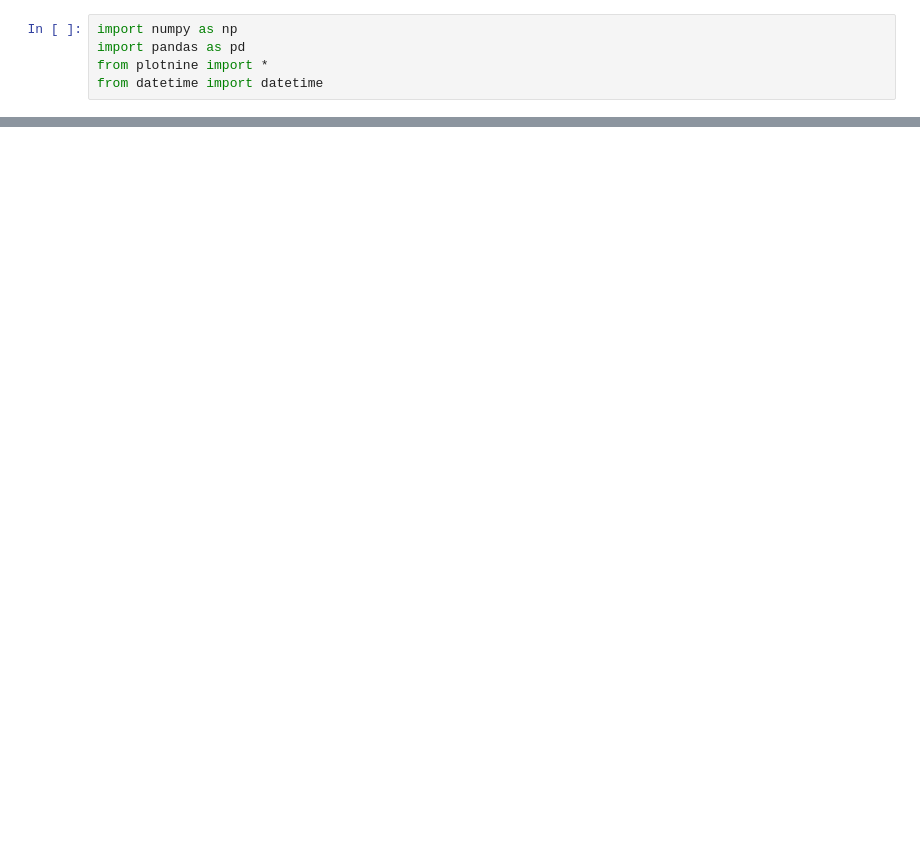
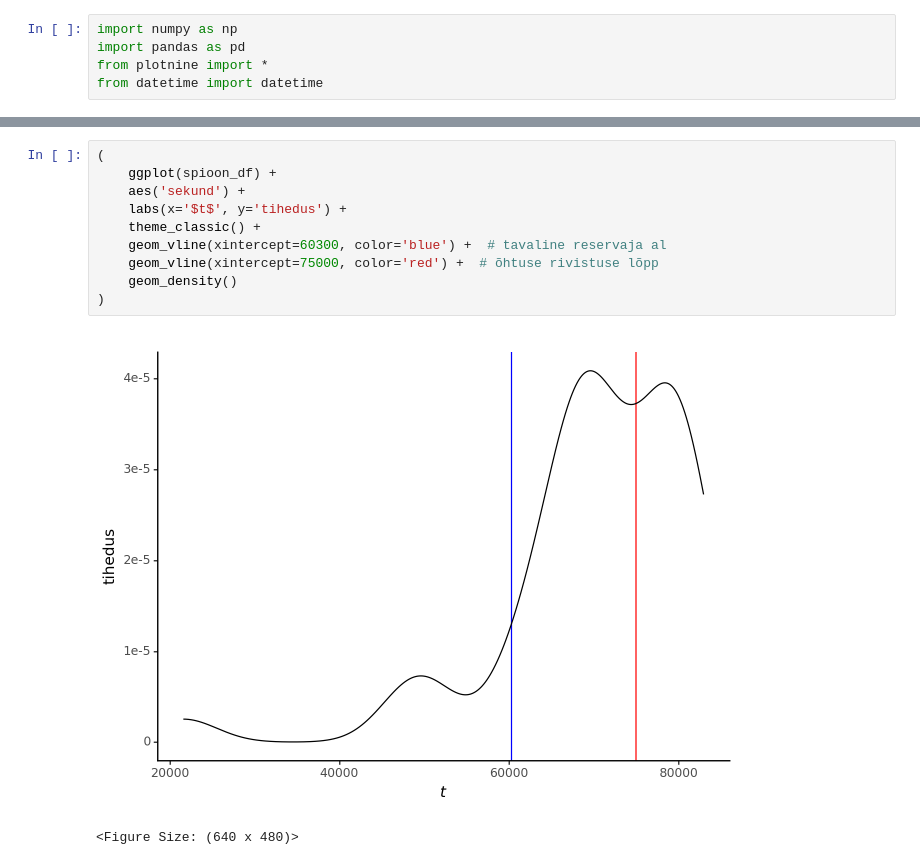
Before and after one commit to mart-mihkel/spioonid, a Jupyter notebook: main.ipynb, the cells around one changed output, grey strips where cells are left out. Cells and saved outputs as stored; diff of their text form; blank space fills up the shorter version.

```diff
--- a/main.ipynb
+++ b/main.ipynb
@@ -34,0 +38,13 @@ df
+# %%
+(
+    ggplot(spioon_df) +
+    aes('sekund') +
+    labs(x='$t$', y='tihedus') +
+    theme_classic() +
+    geom_vline(xintercept=60300, color='blue') +  # tavaline reservaja al
+    geom_vline(xintercept=75000, color='red') +  # õhtuse rivistuse lõpp
+    geom_density()
+)
+# %% [output]
+[figure, added]
+<Figure Size: (640 x 480)>
```
Also changed, not shown: parts of 4 cells of this notebook, 1 other file.
